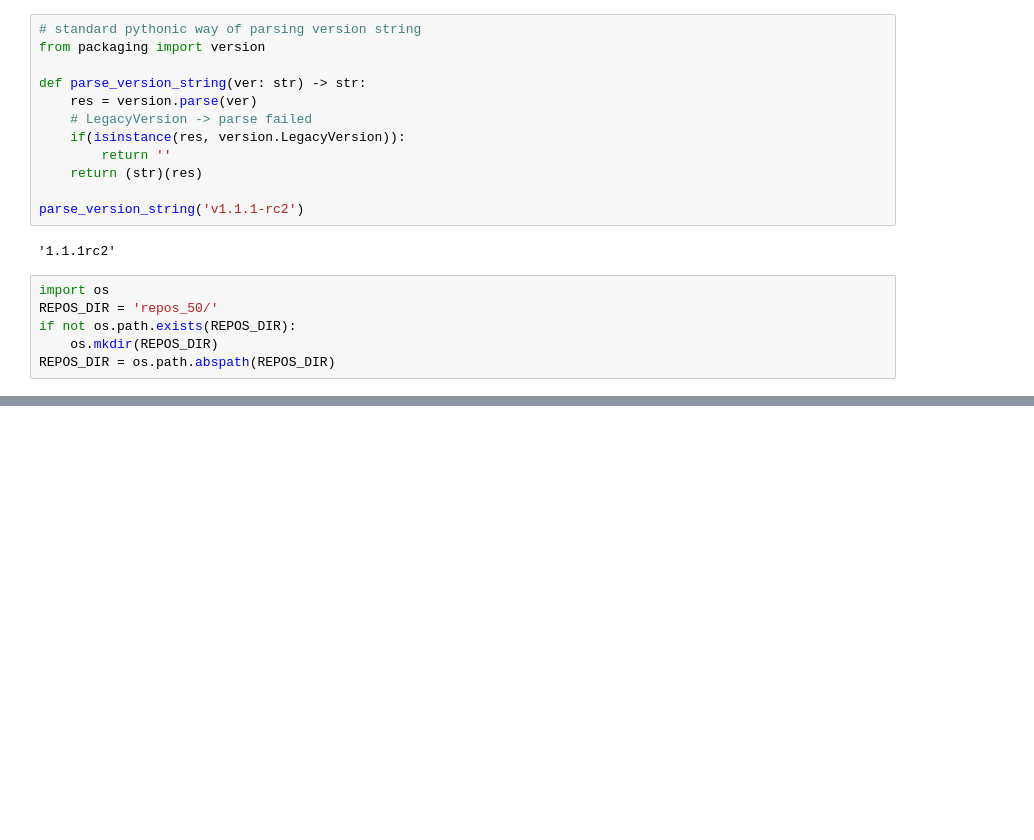
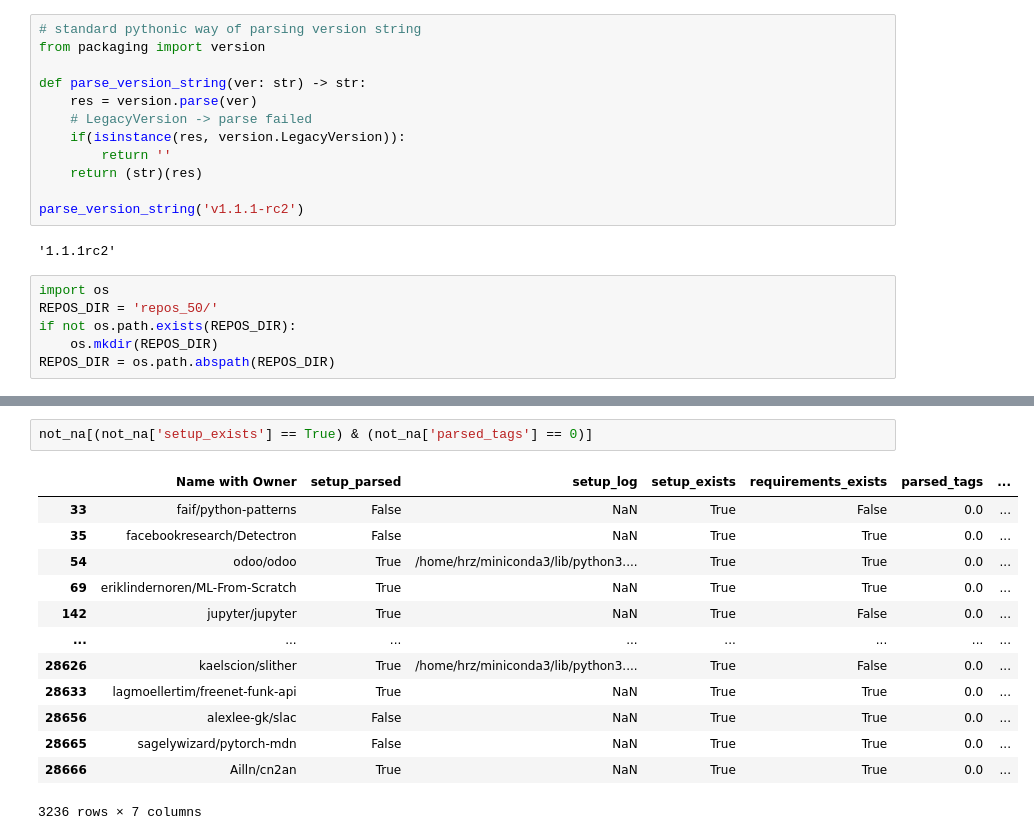
Before and after one commit to guhaiqiao/LibraryMigrationPy, a Jupyter notebook: parse_dependencies.ipynb, the cells around one changed output, grey strips where cells are left out. Cells and saved outputs as stored; diff of their text form; blank space fills up the shorter version.

```diff
--- a/parse_dependencies.ipynb
+++ b/parse_dependencies.ipynb
@@ -83,0 +90,16 @@ tag 1589320613 commit 1589307940
+# %%
+not_na[(not_na['setup_exists'] == True) & (not_na['parsed_tags'] == 0)]
+# %% [output]
+|  | Name with Owner | setup_parsed | setup_log | setup_exists | requirements_exists | parsed_tags | ... |
+| 33 | faif/python-patterns | False | NaN | True | False | 0.0 | ... |
+| 35 | facebookresearch/Detectron | False | NaN | True | True | 0.0 | ... |
+| 54 | odoo/odoo | True | /home/hrz/miniconda3/lib/python3.... | True | True | 0.0 | ... |
+| 69 | eriklindernoren/ML-From-Scratch | True | NaN | True | True | 0.0 | ... |
+| 142 | jupyter/jupyter | True | NaN | True | False | 0.0 | ... |
+| ... | ... | ... | ... | ... | ... | ... | ... |
+| 28626 | kaelscion/slither | True | /home/hrz/miniconda3/lib/python3.... | True | False | 0.0 | ... |
+| 28633 | lagmoellertim/freenet-funk-api | True | NaN | True | True | 0.0 | ... |
+| 28656 | alexlee-gk/slac | False | NaN | True | True | 0.0 | ... |
+| 28665 | sagelywizard/pytorch-mdn | False | NaN | True | True | 0.0 | ... |
+| 28666 | Ailln/cn2an | True | NaN | True | True | 0.0 | ... |
+3236 rows × 7 columns
```
Also changed, not shown: parts of 7 cells of this notebook, 7 other files.
